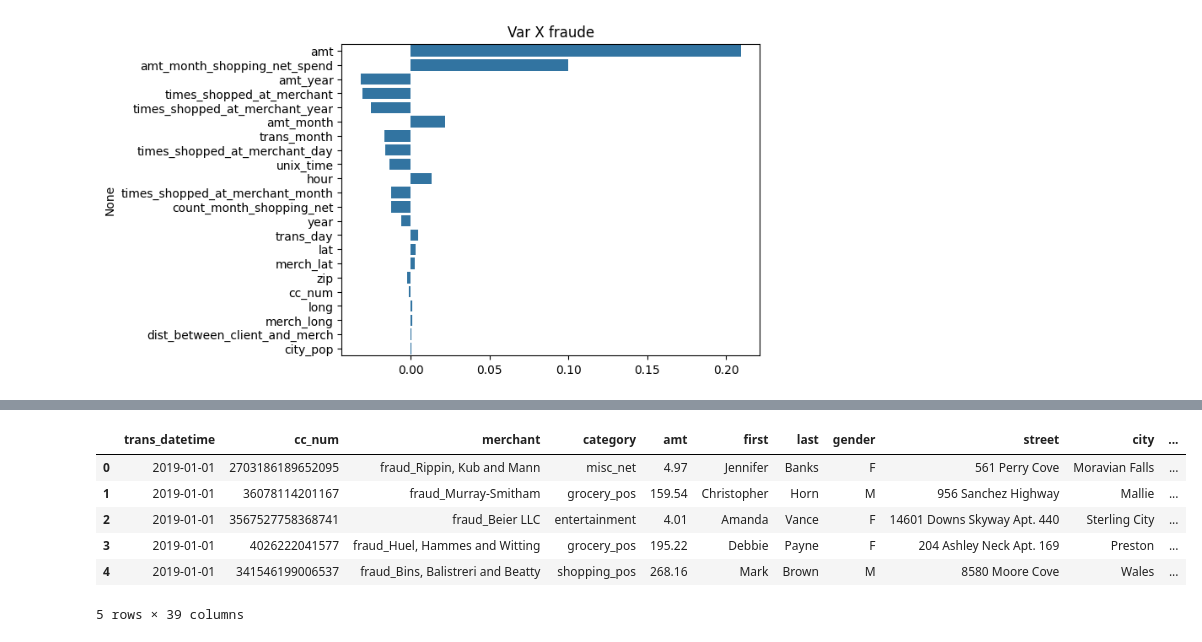
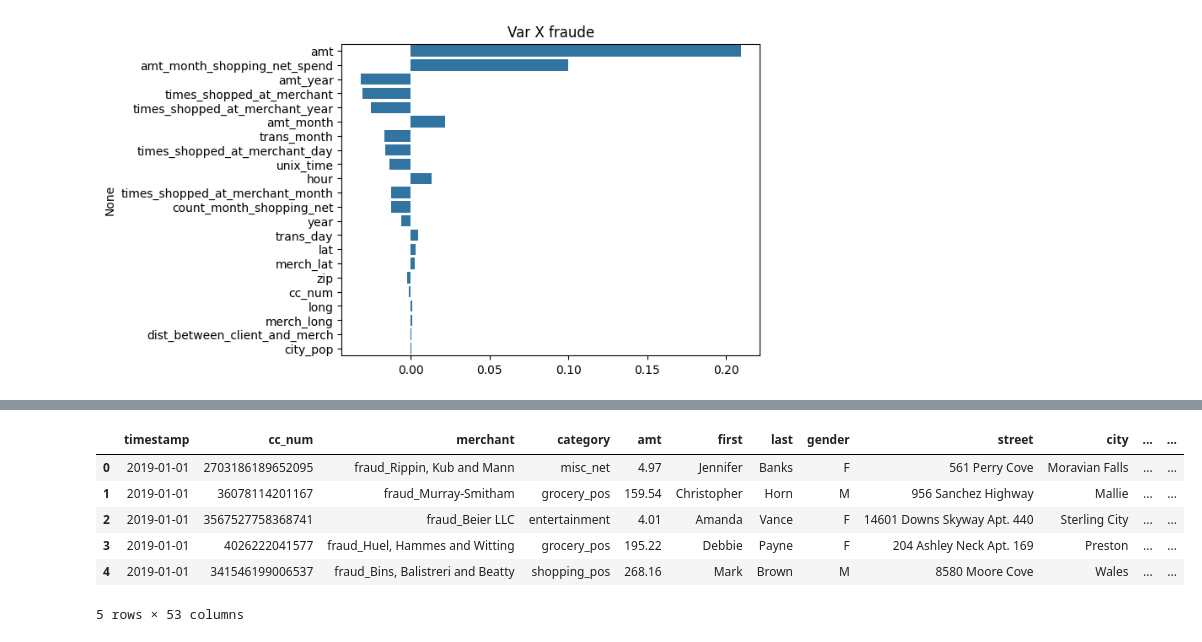
Before and after one commit to AleMar21430/Plus-TI-1, a Jupyter notebook: Engineering.ipynb, the cells around one changed output, grey strips where cells are left out. Cells and saved outputs as stored; diff of their text form; code cells hidden in the pictures.

```diff
--- a/Engineering.ipynb
+++ b/Engineering.ipynb
@@ -48,7 +49,7 @@ df = df[
 ].copy()
 
 # Create datetime column
-df['trans_datetime'] = pd.to_datetime({
+df['timestamp'] = pd.to_datetime({
 	'year': df['year'],
 	'month': df['trans_month'],
 	'day': df['trans_day'],
@@ -56,11 +57,11 @@ df['trans_datetime'] = pd.to_datetime({
 })
 
 # Sort by datetime
-df = df.sort_values(by='trans_datetime').reset_index(drop=True)
+df = df.sort_values(by='timestamp').reset_index(drop=True)
 
 # Optional: bring datetime column to the front
 cols = df.columns.tolist()
-cols.insert(0, cols.pop(cols.index('trans_datetime')))
+cols.insert(0, cols.pop(cols.index('timestamp')))
 df = df[cols]
 df.head()
 # %% [output]
@@ -108,13 +93,56 @@ plt.show()
 # %%
-entertainment_df['avg_spend_per_visit'] = entertainment_df['amt_month'] / (entertainment_df['times_shopped_at_merchant'] + 1)
-entertainment_df['spend_ratio'] = entertainment_df['amt'] / (entertainment_df['amt_month'] + 1)
+df['avg_spend_per_visit'] = df['amt_month'] / (df['times_shopped_at_merchant'] + 1)
+df['merchant_count'] = df.groupby('cc_num')['merchant'].transform('nunique')
+df['is_night'] = df['hour'].apply(lambda x: 1 if (x >= 19 or x < 5) else 0)
+df['night_percent'] = df.groupby('cc_num')['is_night'].transform('mean')
+df['per_month'] = df.groupby(['cc_num','trans_month'])['amt'].transform('var').fillna(0)
+df['spend_ratio'] = df['amt'] / (df['amt_month'] + 1)
+df['complexity_score'] = (
+	df['merchant_count'].rank(pct=True) +
+	df['night_percent'].rank(pct=True) +
+	df['per_month'].rank(pct=True)
+)
+df['delta_between_transactions'] = df.groupby('cc_num')['timestamp'].diff().fillna(0)
+df['out_of_close_range'] = (df['dist_between_client_and_merch'] > 1000).astype(int)
+df['7d_rolling_amt'] = df.groupby('cc_num')['amt'].transform(lambda x: x.rolling(window=7, min_periods=1).mean())
+df['amt_vs_avg'] = df['amt'] / df.groupby('cc_num')['amt'].transform('mean')
+df['price_to_distance'] = df['dist_between_client_and_merch'] * df['amt']
 
-entertainment_df.head()
+df['night_entertainment'] = ((df['hour'] >= 19) | (df['hour'] <= 5)) & (df['is_entertainment'])
+
+complexity_threshold = df['complexity_score'].quantile(0.8)
+df['is_complex_profile'] = df['complexity_score'] >= complexity_threshold
+
+HOLIDAYS = [(1, 1), (2, 14), (10, 31), (11, 24), (12, 25)]
+def get_holiday_windows(year):
+	windows = []
+	for month, day in HOLIDAYS:
+		try:
+			holiday = datetime.datetime(year, month, day)
+			for delta in range(-7, 8):
+				windows.append((holiday + datetime.timedelta(days=delta)).date())
+		except ValueError:
+			continue
+	return set(windows)
+
+def is_holiday(row):
+	transaction_date = datetime.datetime(row['year'], row['trans_month'], row['trans_day']).date()
+	holiday_window = get_holiday_windows(row['year'])
+	return int(transaction_date in holiday_window)
+
+df['is_holiday'] = df.apply(is_holiday, axis=1)
+
+holiday_stats = df.groupby(['cc_num', 'is_holiday'])['amt'].mean().unstack(fill_value=0)
+
+df['holiday_spender'] = df['cc_num'].map(
+	lambda x: int(holiday_stats.loc[x, 1] > holiday_stats.loc[x, 0]) if x in holiday_stats.index else 0
+)
+df.head()
 # %% [output]
-|  | trans_datetime | cc_num | merchant | category | amt | first | last | gender | street | city | ... |
-| 0 | 2019-01-01 | 2703186189652095 | fraud_Rippin, Kub and Mann | misc_net | 4.97 | Jennifer | Banks | F | 561 Perry Cove | Moravian Falls | ... |
-| 1 | 2019-01-01 | 36078114201167 | fraud_Murray-Smitham | grocery_pos | 159.54 | Christopher | Horn | M | 956 Sanchez Highway | Mallie | ... |
-| 2 | 2019-01-01 | 3567527758368741 | fraud_Beier LLC | entertainment | 4.01 | Amanda | Vance | F | 14601 Downs Skyway Apt. 440 | Sterling City | ... |
-| 3 | 2019-01-01 | 4026222041577 | fraud_Huel, Hammes and Witting | grocery_pos | 195.22 | Debbie | Payne | F | 204 Ashley Neck Apt. 169 | Preston | ... |
-| 4 | 2019-01-01 | 341546199006537 | fraud_Bins, Balistreri and Beatty | shopping_pos | 268.16 | Mark | Brown | M | 8580 Moore Cove | Wales | ... |
+|  | timestamp | cc_num | merchant | category | amt | first | last | gender | street | city | ... | ... |
+| 0 | 2019-01-01 | 2703186189652095 | fraud_Rippin, Kub and Mann | misc_net | 4.97 | Jennifer | Banks | F | 561 Perry Cove | Moravian Falls | ... | ... |
+| 1 | 2019-01-01 | 36078114201167 | fraud_Murray-Smitham | grocery_pos | 159.54 | Christopher | Horn | M | 956 Sanchez Highway | Mallie | ... | ... |
+| 2 | 2019-01-01 | 3567527758368741 | fraud_Beier LLC | entertainment | 4.01 | Amanda | Vance | F | 14601 Downs Skyway Apt. 440 | Sterling City | ... | ... |
+| 3 | 2019-01-01 | 4026222041577 | fraud_Huel, Hammes and Witting | grocery_pos | 195.22 | Debbie | Payne | F | 204 Ashley Neck Apt. 169 | Preston | ... | ... |
+| 4 | 2019-01-01 | 341546199006537 | fraud_Bins, Balistreri and Beatty | shopping_pos | 268.16 | Mark | Brown | M | 8580 Moore Cove | Wales | ... | ... |
-5 rows × 39 columns
+5 rows × 53 columns
```
Also changed, not shown: parts of 6 cells of this notebook, 1 other file.
